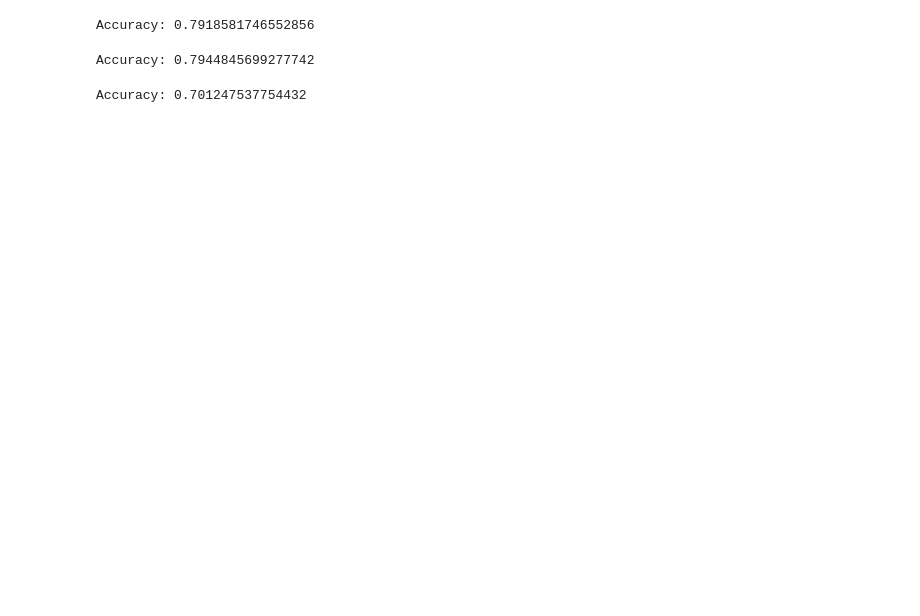
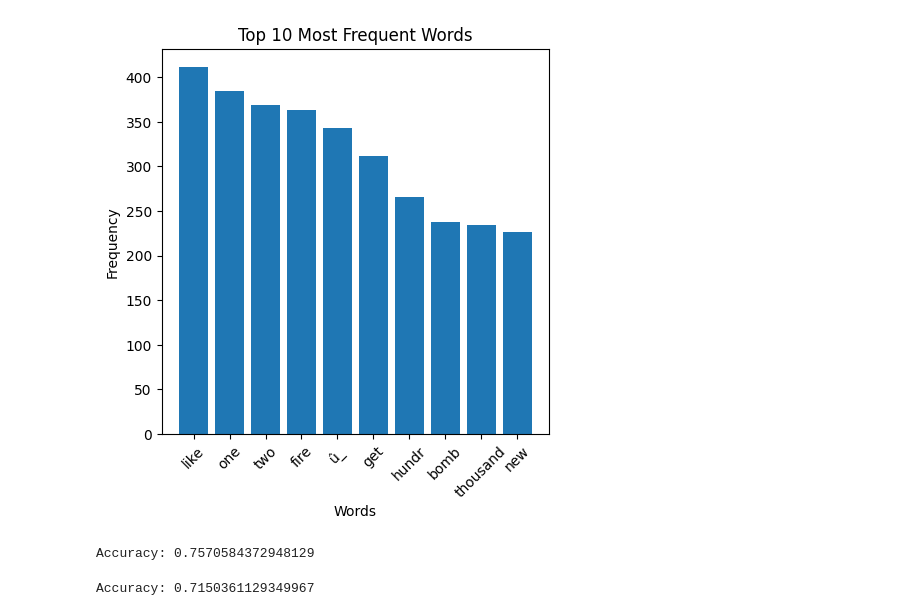
Before and after one commit to Bogdan-Strat/NLP-with-disaster-tweets, a Jupyter notebook: NLP_with_disaster_tweets.ipynb, the cells around one changed output. Saved outputs shown, nothing was run; the diff lists cells and outputs as text; code cells hidden in the pictures; blank space fills up the shorter version.

```diff
--- a/NLP_with_disaster_tweets.ipynb
+++ b/NLP_with_disaster_tweets.ipynb
@@ -174,0 +215,34 @@ X_test_vectorized = vectorizer.transform(X_test)
+# %%
+def plot_most_frequent_words(text, num_words=10):
+    # Preprocess the text
+    #words = re.findall(r'\w+', text)
+
+    # Count the frequency of each word
+    word_counts = Counter(text)
+
+    # Sort the words by frequency
+    sorted_words = sorted(word_counts.items(), key=lambda x: x[1], reverse=True)
+
+    # Select the top N most frequent words
+    top_words = sorted_words[:num_words]
+    word_labels = [word for word, count in top_words]
+    word_frequencies = [count for word, count in top_words]
+
+    # Plot the data
+    plt.figure(figsize=(5, 5))
+    plt.bar(word_labels, word_frequencies)
+    plt.title(f'Top {num_words} Most Frequent Words')
+    plt.xlabel('Words')
+    plt.ylabel('Frequency')
+    plt.xticks(rotation=45)
+    plt.show()
+
+full_text = []
+for line in X_train:
+  line = preprocess(line)
+  line = tokenizer(line)
+  #print(line)
+  full_text.extend(line)
+plot_most_frequent_words(full_text)
+# %% [output]
+[figure, added]
@@ -175,39 +318,42 @@ X_test_vectorized = vectorizer.transform(X_test)
 # %%
 # Train the Naive Bayes classifier
-nb_classifier = MultinomialNB()
-nb_classifier.fit(X_train_vectorized, y_train)
+knn_classifier = KNeighborsClassifier()
+knn_classifier.fit(X_train_vectorized, y_train)
 
 # Predict on the test set
-predictions = nb_classifier.predict(X_test_vectorized)
+predictions = knn_classifier.predict(X_test_vectorized)
 
 # Evaluate the classifier
 accuracy = (predictions == y_test).mean()
 print(f"Accuracy: {accuracy}")
+# print("Precision:", metrics.precision_score(y_test, predictions))
+# print("Recall:", metrics.recall_score(y_test, predictions))
+# print("F1:", metrics.f1_score(y_test, predictions))
+# print(metrics.classification_report(y_test, predictions))
+
+# cm = metrics.confusion_matrix(y_test, predictions)
+# print(cm)
+# sns.heatmap(cm, annot=True)
 # %% [output]
-Accuracy: 0.7918581746552856
+Accuracy: 0.7570584372948129
 # %%
 # Train the Naive Bayes classifier
-svm_classifier = SVC()
-svm_classifier.fit(X_train_vectorized, y_train)
+dt_classifier = DecisionTreeClassifier()
+dt_classifier.fit(X_train_vectorized, y_train)
 
 # Predict on the test set
-predictions = svm_classifier.predict(X_test_vectorized)
+predictions = dt_classifier.predict(X_test_vectorized)
 
 # Evaluate the classifier
 accuracy = (predictions == y_test).mean()
 print(f"Accuracy: {accuracy}")
+# print("Precision:", metrics.precision_score(y_test, predictions))
+# print("Recall:", metrics.recall_score(y_test, predictions))
+# print("F1:", metrics.f1_score(y_test, predictions))
+# print(metrics.classification_report(y_test, predictions))
+
+# cm = metrics.confusion_matrix(y_test, predictions)
+# print(cm)
+# sns.heatmap(cm, annot=True)
 # %% [output]
-Accuracy: 0.7944845699277742
+Accuracy: 0.7150361129349967
-# %%
-# Train the Naive Bayes classifier
-knn_classifier = KNeighborsClassifier()
-knn_classifier.fit(X_train_vectorized, y_train)
-
-# Predict on the test set
-predictions = knn_classifier.predict(X_test_vectorized)
-
-# Evaluate the classifier
-accuracy = (predictions == y_test).mean()
-print(f"Accuracy: {accuracy}")
-# %% [output]
-Accuracy: 0.701247537754432
```
Also changed, not shown: parts of 12 cells of this notebook.
